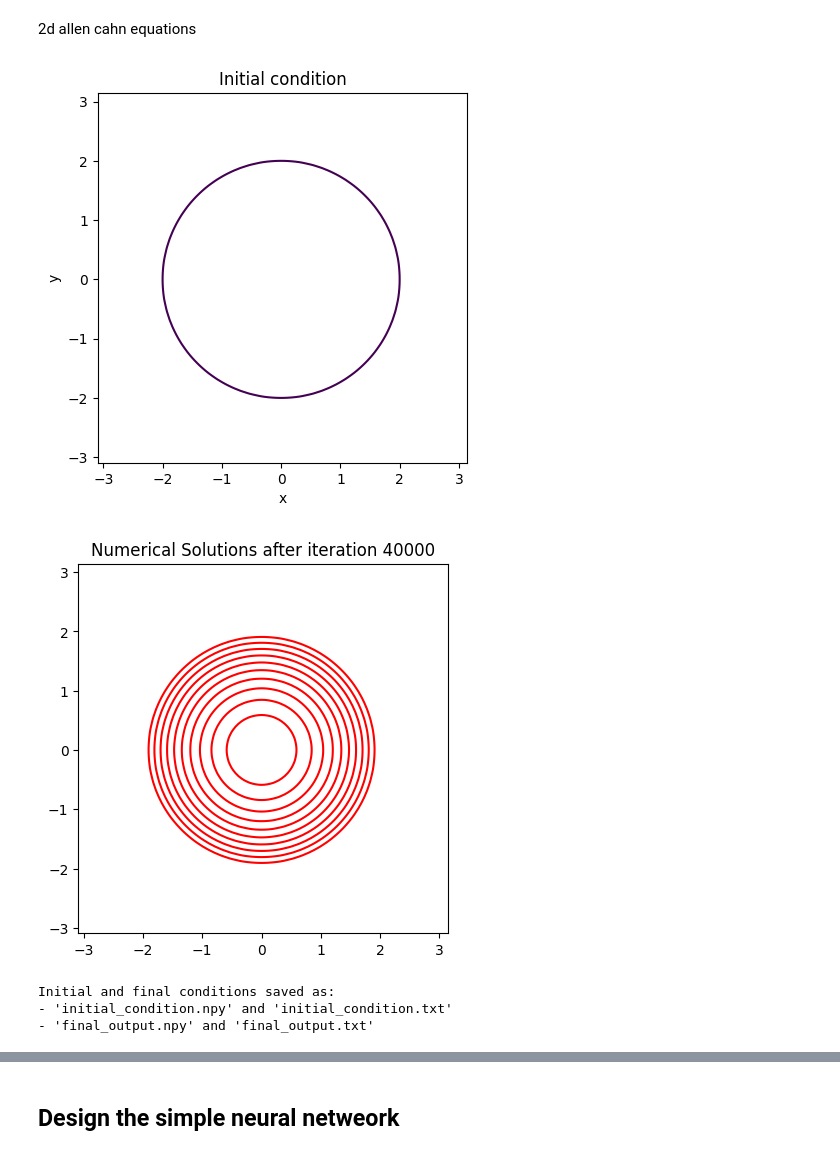
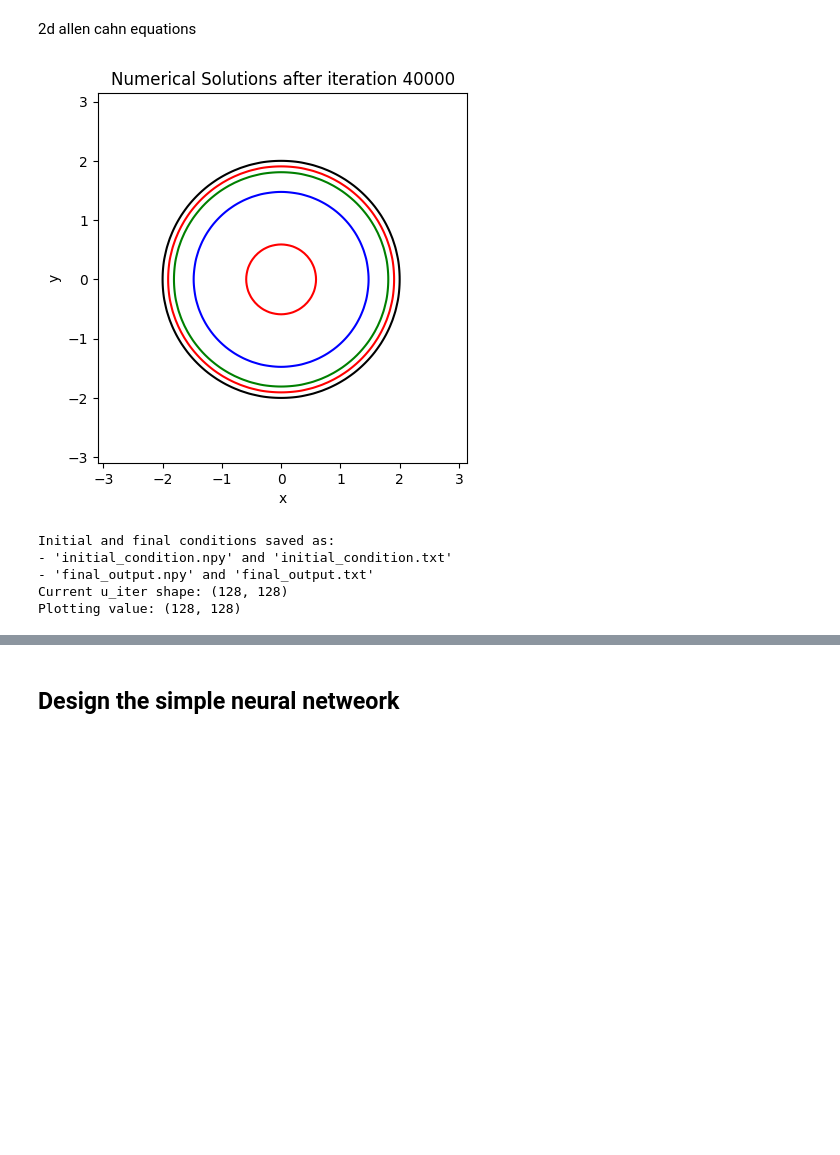
Before and after one commit to manjudhital/master_thesis, a Jupyter notebook: phasefield/phasefield_ac.ipynb, the cells around one changed output, grey strips where cells are left out. Drawn from its saved outputs; the diff is of its cells as text; code cells hidden in the pictures; blank space fills up the shorter version.

Commit message:
data_save

```diff
--- a/phasefield/phasefield_ac.ipynb
+++ b/phasefield/phasefield_ac.ipynb
@@ -35,7 +35,7 @@ hy = Ly / Ny #spatial step size in coordinate y
 dt = 0.0001 #time step size
 T = 4 #final time
 Nt = int(jnp.round(T/dt)) #number of time steps
-ns = Nt / 20 #number of snapshots
+ns = Nt / 10 #number of snapshots
 
 # Define the grid points in x and y direction
 def x_gridpoint(Nx, Lx, hx):
@@ -55,7 +55,7 @@ epsillon = 0.05 #small parameter
 cahn = epsillon**2 #cahn number
 
 # initial condition of allen cahn equation
-u =jnp.tanh((2 -sqrt(xx**2 + yy**2)) / (sqrt(2) *epsillon)) #initial condition of allen cahn equation
+uk =jnp.tanh((2 -sqrt(xx**2 + yy**2)) / (sqrt(2) *epsillon)) #initial condition of allen cahn equation
 # theta = jnp.arctan(y/x)
 # u =jnp.tanh((1.7 - 1.2 * jnp.cos(6*theta) - sqrt(xx**2 + yy**2)) / (sqrt(2) *epsillon))
 
@@ -79,60 +79,72 @@ pp2, qq2 = jnp.meshgrid(p2, q2)
 
 #this figure code is pervious code
 figure1 = plt.figure()
-plt.contour(x, y, jnp.real(u.T), [0])
+plt.contour(x, y, jnp.real(uk.T), [0], colors = 'black')
 plt.gca().set_aspect('equal', adjustable='box')
 plt.title('Initial condition')
 plt.xlabel('x')
 plt.ylabel('y')
-plt.show()
-
-
-# Save the initial condition
-initial_u = np.array(u)  # Convert from JAX array to NumPy array
-np.save("initial_condition.npy", initial_u)
-np.savetxt("initial_condition.txt", initial_u)  # Save in .txt format (readable)
-
-
+# plt.show()
 
 
 # # providing the range of iteration
 
 for iter in range(1, Nt):
-    u = jnp.real(u)
+    u = jnp.real(uk)
     # print(f'real space u ko size ={u.shape}')
     # Transforming the solution to the discrete Fourier space
     s_hat = jfft.fft2(cahn * u - dt * (u**3 - 3 * u)) # us is the real space
     # print(f's_hat ko size = {s_hat.shape}')
     v_hat = s_hat / (cahn + dt * (2 + cahn * (pp2 + qq2)))  # Allen-Cahn equation
-    u = jfft.ifft2(v_hat)  # u_k+1 result
+    uk = jfft.ifft2(v_hat)  # u_k+1 result
     # print(f'inverse u ko size = {u.shape}')
 
+    if iter == 2000:
+        plt.contour(x, y, jnp.real(uk.T), [0], colors='red')
+        plt.gca().set_aspect('equal', adjustable='box')
 
-    if iter % ns == 0:
-        plt.contour(x, y, jnp.real(u.T), [0], colors='red')
+    if iter == 4000:
+        plt.contour(x, y, jnp.real(uk.T), [0], colors='green')
         plt.gca().set_aspect('equal', adjustable='box')
+
+    if iter == 10000:
+        plt.contour(x, y, jnp.real(uk.T), [0], colors='blue')
+        plt.gca().set_aspect('equal', adjustable='box')
+
+    if iter == 20000:
+        plt.contour(x, y, jnp.real(uk.T), [0], colors='red')
+        plt.gca().set_aspect('equal', adjustable='box')
+
+
+    # if iter % ns == 0:
+    #     plt.contour(x, y, jnp.real(uk.T), [0], colors='red')
+    #     plt.gca().set_aspect('equal', adjustable='box')
+    #     # np.save("initial_condition.npy", uk)
+    #     # np.save("final_output.npy", jnp.real(u))
+
 
 # from this line to the print initial and final condition saved as for data saved purpose
 # Save the final output
-final_u = np.array(jnp.real(u))  # Convert from JAX array to NumPy array
-np.save("final_output.npy", final_u)
-np.savetxt("final_output.txt", final_u)  # Save in .txt format (readable)
+  # Save in .txt format (readable)
 
 plt.title('Numerical Solutions after iteration ' + str(Nt))
 plt.show()
 
 
 # # this is previous code
 # plt.title('Numerical Solutions after iteration ' + str(Nt))
 # plt.show()
 
 # Notify user of saved files
 print("Initial and final conditions saved as:")
 print("- 'initial_condition.npy' and 'initial_condition.txt'")
 print("- 'final_output.npy' and 'final_output.txt'")
+print(f"Current u_iter shape: {u.shape}")
+print(f"Plotting value: {jnp.real(uk.T).shape}")
 # %% [output]
-[figure, old version]
+[figure, new version]
-[figure, removed]
 Initial and final conditions saved as:
 - 'initial_condition.npy' and 'initial_condition.txt'
 - 'final_output.npy' and 'final_output.txt'
+Current u_iter shape: (128, 128)
+Plotting value: (128, 128)
```
Also changed, not shown: parts of 1 cell of this notebook, 6 other files.
